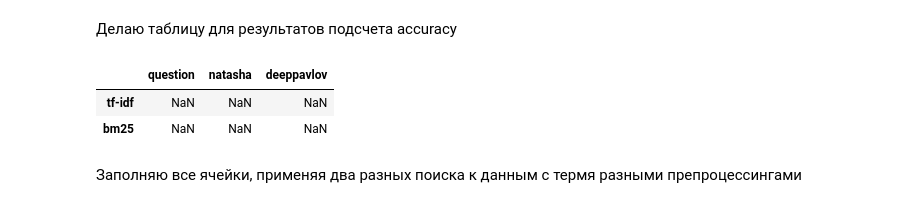
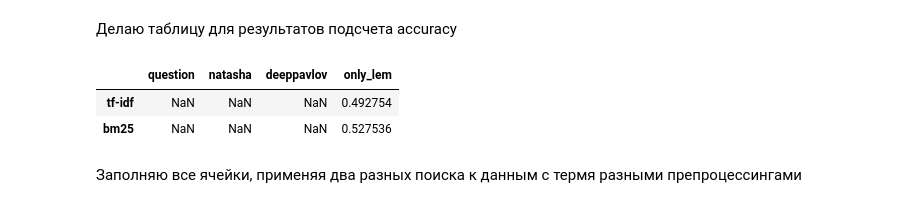
Before and after one commit to polyankaglade/infosearch2020, a Jupyter notebook: HW3/sem3_ner_Polyanskaya.ipynb, the cells around one changed output. Cells and saved outputs as stored; diff of their text form; code cells hidden in the pictures.

```diff
--- a/HW3/sem3_ner_Polyanskaya.ipynb
+++ b/HW3/sem3_ner_Polyanskaya.ipynb
@@ -205,12 +229,13 @@ question_df["deeppavlov"] = question_df["question"].progress_apply(preprocess_wi
 # %%
 col_names = ["question", "natasha", "deeppavlov"]
 
 res_df = pd.DataFrame(index=["tf-idf", "bm25"], columns=col_names)
+res_df['only_lem'] = [0.4927536231884058, 0.527536231884058]
 res_df
 # %% [output]
-|  | question | natasha | deeppavlov |
-| tf-idf | NaN | NaN | NaN |
-| bm25 | NaN | NaN | NaN |
+|  | question | natasha | deeppavlov | only_lem |
+| tf-idf | NaN | NaN | NaN | 0.492754 |
+| bm25 | NaN | NaN | NaN | 0.527536 |
 # %% [markdown]
 Заполняю все ячейки, применяя два разных поиска к данным с термя разными препроцессингами
 # %%
```
Also changed, not shown: parts of 23 cells of this notebook.
